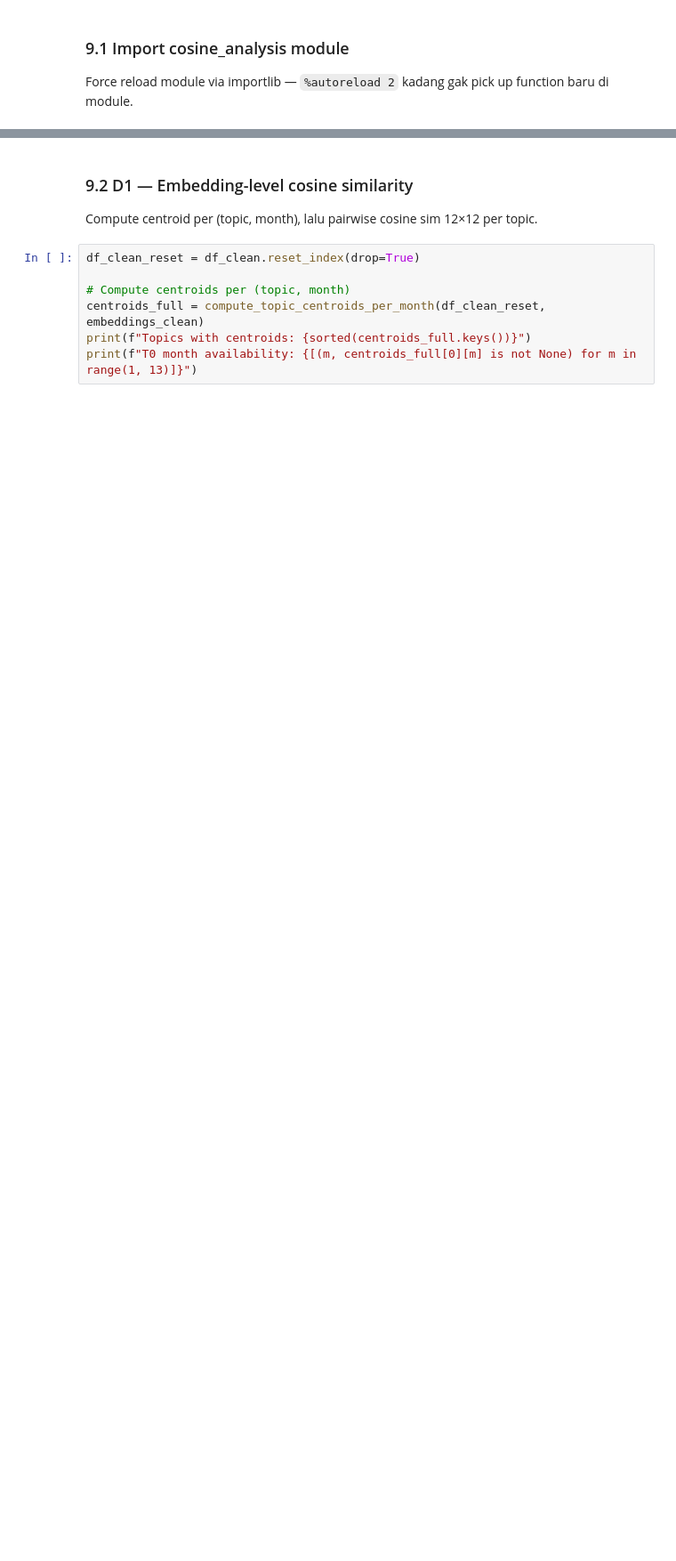
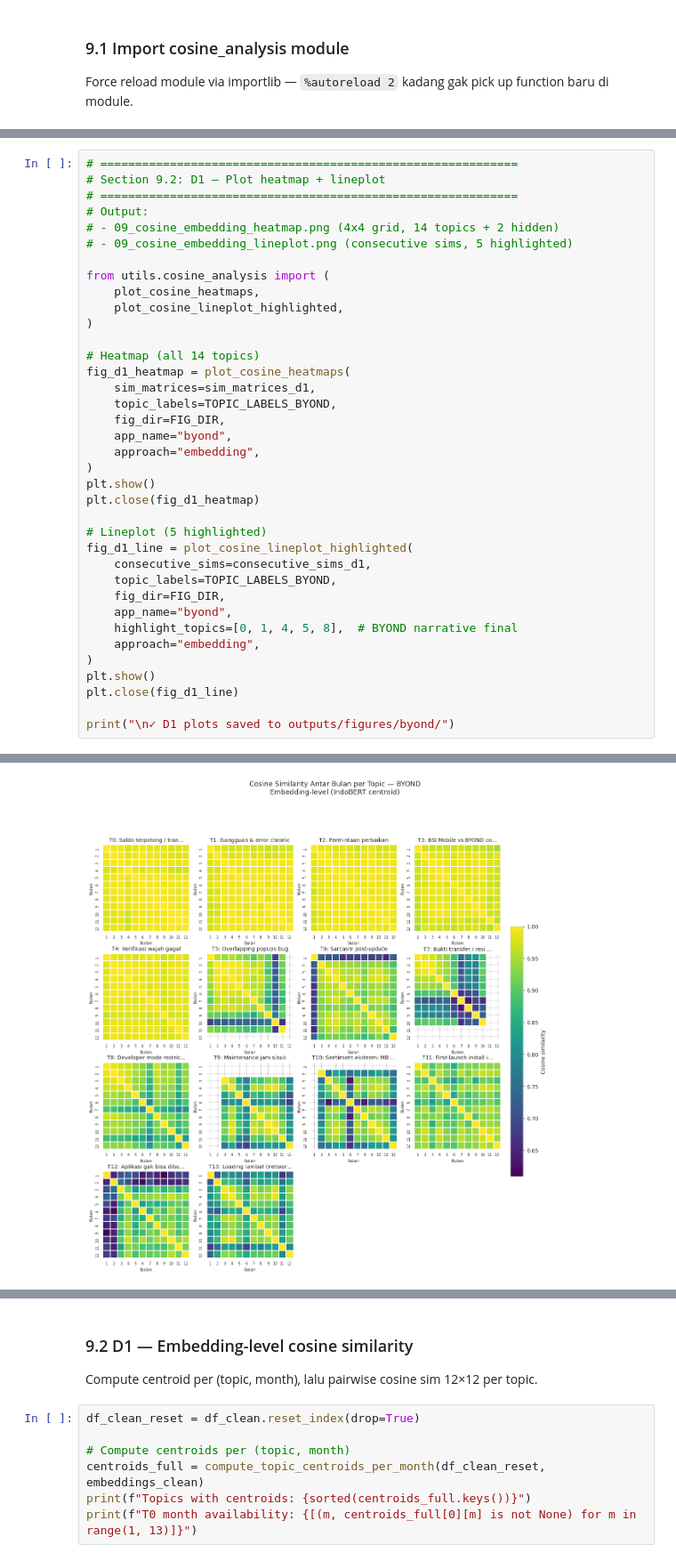
Before and after one commit to rabithahz-salwa/skripsi-bertopic-superapp, a Jupyter notebook: 06_bertopic_byond.ipynb, the cells around one changed output, grey strips where cells are left out. Shown at 89% size. Cells and saved outputs as stored; diff of their text form; blank space fills up the shorter version.

Commit message:
Apply: section 8-9.5 DTM and cosine analysis BYOND

```diff
--- a/06_bertopic_byond.ipynb
+++ b/06_bertopic_byond.ipynb
@@ -1601,0 +1748,38 @@ print("✓ cosine_analysis module imported")
+# %%
+# ============================================================
+# Section 9.2: D1 — Plot heatmap + lineplot
+# ============================================================
+# Output:
+# - 09_cosine_embedding_heatmap.png (4x4 grid, 14 topics + 2 hidden)
+# - 09_cosine_embedding_lineplot.png (consecutive sims, 5 highlighted)
+
+from utils.cosine_analysis import (
+    plot_cosine_heatmaps,
+    plot_cosine_lineplot_highlighted,
+)
+
+# Heatmap (all 14 topics)
+fig_d1_heatmap = plot_cosine_heatmaps(
+    sim_matrices=sim_matrices_d1,
+    topic_labels=TOPIC_LABELS_BYOND,
+    fig_dir=FIG_DIR,
+    app_name="byond",
+    approach="embedding",
+)
+plt.show()
+plt.close(fig_d1_heatmap)
+
+# Lineplot (5 highlighted)
+fig_d1_line = plot_cosine_lineplot_highlighted(
+    consecutive_sims=consecutive_sims_d1,
+    topic_labels=TOPIC_LABELS_BYOND,
+    fig_dir=FIG_DIR,
+    app_name="byond",
+    highlight_topics=[0, 1, 4, 5, 8],  # BYOND narrative final
+    approach="embedding",
+)
+plt.show()
+plt.close(fig_d1_line)
+
+print("\n✓ D1 plots saved to outputs/figures/byond/")
+# %% [output]
@@ -1601,0 +1787 @@ print("✓ cosine_analysis module imported")
+[figure, added]
```
Also changed, not shown: parts of 10 cells of this notebook, 7 other files.
